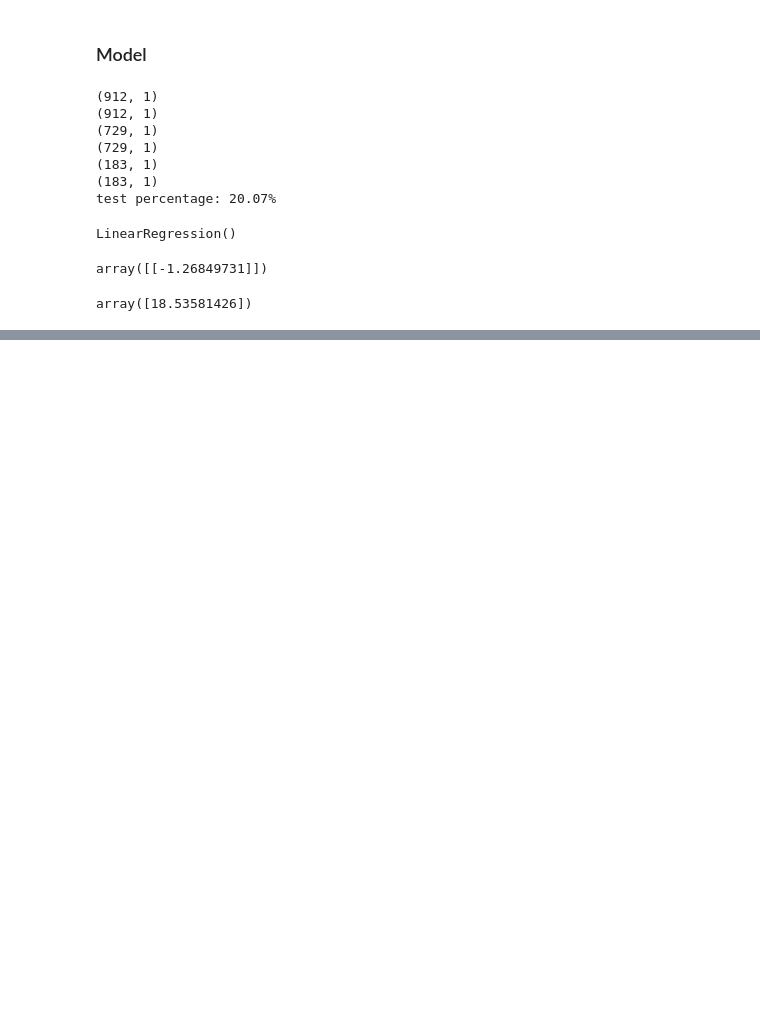
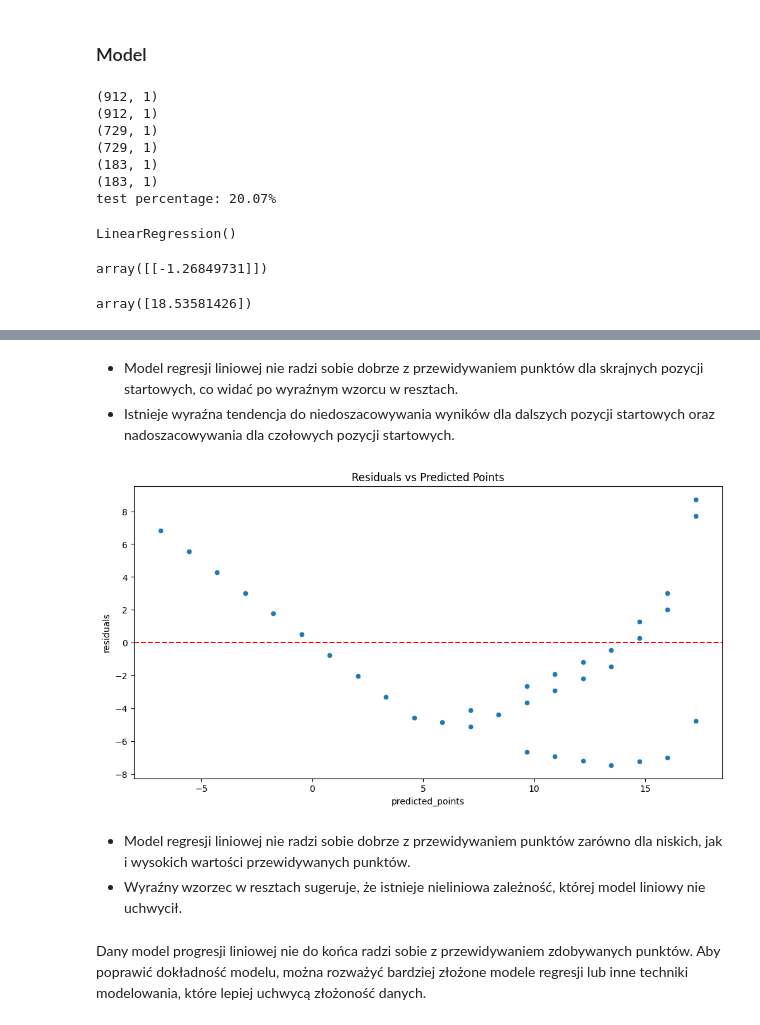
Before and after one commit to CALLmeDOMIN/f1_analysis, a Jupyter notebook: main.ipynb, the cells around one changed output, grey strips where cells are left out. Drawn from its saved outputs; the diff is of its cells as text; code cells hidden in the pictures; blank space fills up the shorter version.

```diff
--- a/main.ipynb
+++ b/main.ipynb
@@ -355,0 +454,16 @@ array([18.53581426])
+# %% [markdown]
+ - Model regresji liniowej nie radzi sobie dobrze z przewidywaniem punktów dla skrajnych pozycji startowych, co widać po wyraźnym wzorcu w resztach.
+ - Istnieje wyraźna tendencja do niedoszacowywania wyników dla dalszych pozycji startowych oraz nadoszacowywania dla czołowych pozycji startowych.
+# %%
+plt.figure(figsize=(12, 6))
+sns.scatterplot(x='predicted_points', y='residuals', data=final_df)
+plt.title('Residuals vs Predicted Points')
+plt.axhline(y=0, color='red', linestyle='--')
+plt.show()
+# %% [output]
+[figure, added]
+# %% [markdown]
+ - Model regresji liniowej nie radzi sobie dobrze z przewidywaniem punktów zarówno dla niskich, jak i wysokich wartości przewidywanych punktów.
+ - Wyraźny wzorzec w resztach sugeruje, że istnieje nieliniowa zależność, której model liniowy nie uchwycił.
+# %% [markdown]
+Dany model progresji liniowej nie do końca radzi sobie z przewidywaniem zdobywanych punktów. Aby poprawić dokładność modelu, można rozważyć bardziej złożone modele regresji lub inne techniki modelowania, które lepiej uchwycą złożoność danych.
```
Also changed, not shown: parts of 21 cells of this notebook.
